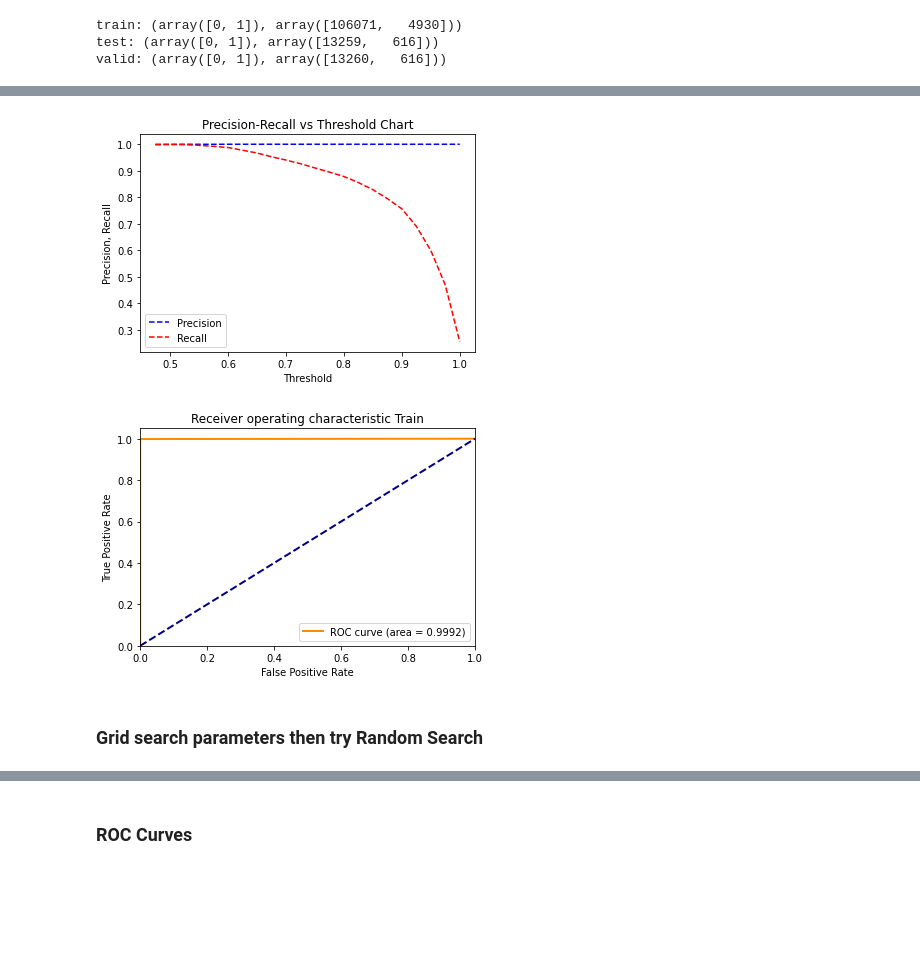
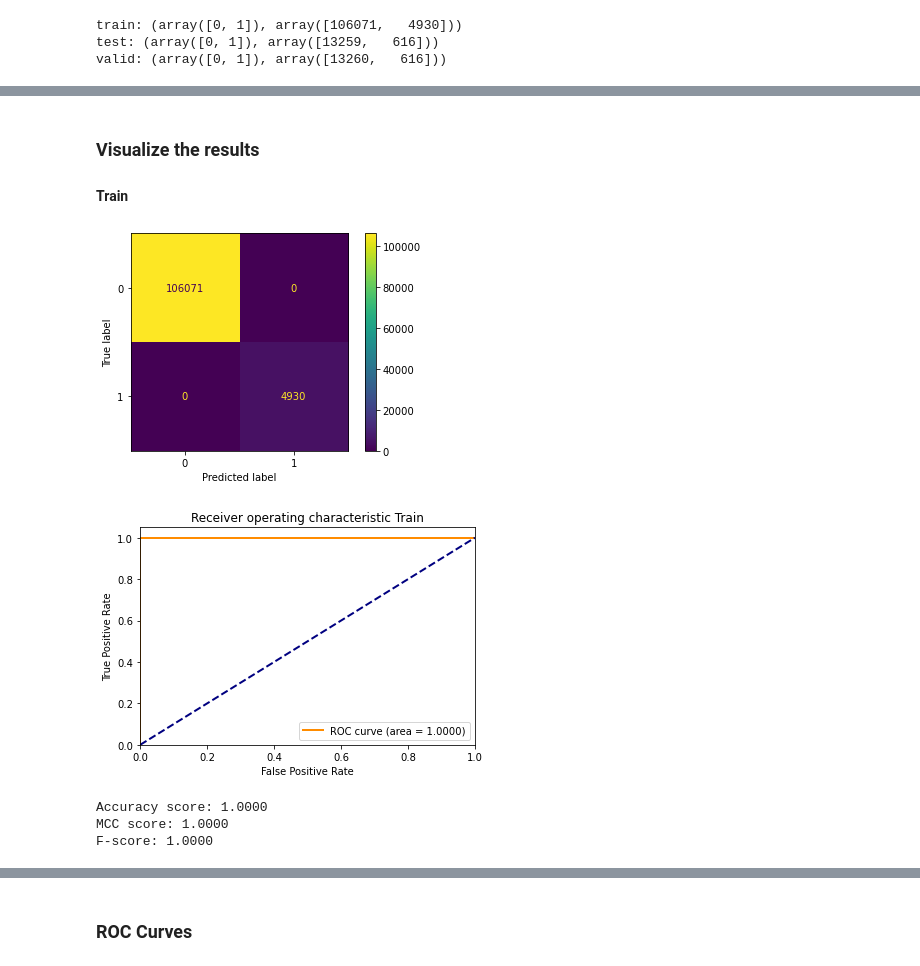
Before and after one commit to DRMRK/Machine_Learning-, a Jupyter notebook: Bus_bunching_Translink/notebooks/20200925_analyze_cleaned_data.ipynb, the cells around one changed output, grey strips where cells are left out. Saved outputs shown, nothing was run; the diff lists cells and outputs as text; code cells hidden in the pictures; blank space fills up the shorter version.

```diff
--- a/Bus_bunching_Translink/notebooks/20200925_analyze_cleaned_data.ipynb
+++ b/Bus_bunching_Translink/notebooks/20200925_analyze_cleaned_data.ipynb
@@ -200,19 +159,23 @@ ps.display_confusion_matrix()
-# %%
-precisions, recalls, thresholds = precision_recall_curve(y_train,y_pred_proba[:,1])
-plt.figure()
-plt.title("Precision-Recall vs Threshold Chart")
-plt.plot(thresholds, precisions[: -1], "b--", label="Precision")
-plt.plot(thresholds, recalls[: -1], "r--", label="Recall")
-plt.ylabel("Precision, Recall")
-plt.xlabel("Threshold")
-plt.legend(loc="lower left")
-        #plt.ylim([0,1])
-plt.show()
-# %% [output]
-[figure, removed]
-# %%
-ps.plot_ROC('Train')
-# %% [output]
-[figure, removed]
-# %% [markdown]
-### Grid search parameters then try Random Search
+# %%
+# Make predictions on the training data
+y_pred_train= RFmodel.predict(X_train)
+y_pred_train_proba = RFmodel.predict_proba(X_train)
+# Make predictions on the test data
+y_pred_test= RFmodel.predict(X_test)
+y_pred_test_proba = RFmodel.predict_proba(X_test)
+# %% [markdown]
+### Visualize the results
+
+#### Train
+# %%
+# Use the plot and score module that has codes for plotting and scoring
+ps_train = plots_and_scores(y_train,y_pred_train, y_pred_train_proba) # Instantiate an object
+ps_train.display_confusion_matrix()
+ps_train.plot_ROC('Train')
+ps_train.print_scores()
+# %% [output]
+[figure, added]
+[figure, added]
+Accuracy score: 1.0000
+MCC score: 1.0000
+F-score: 1.0000
```
Also changed, not shown: parts of 15 cells of this notebook, 9 other files.
